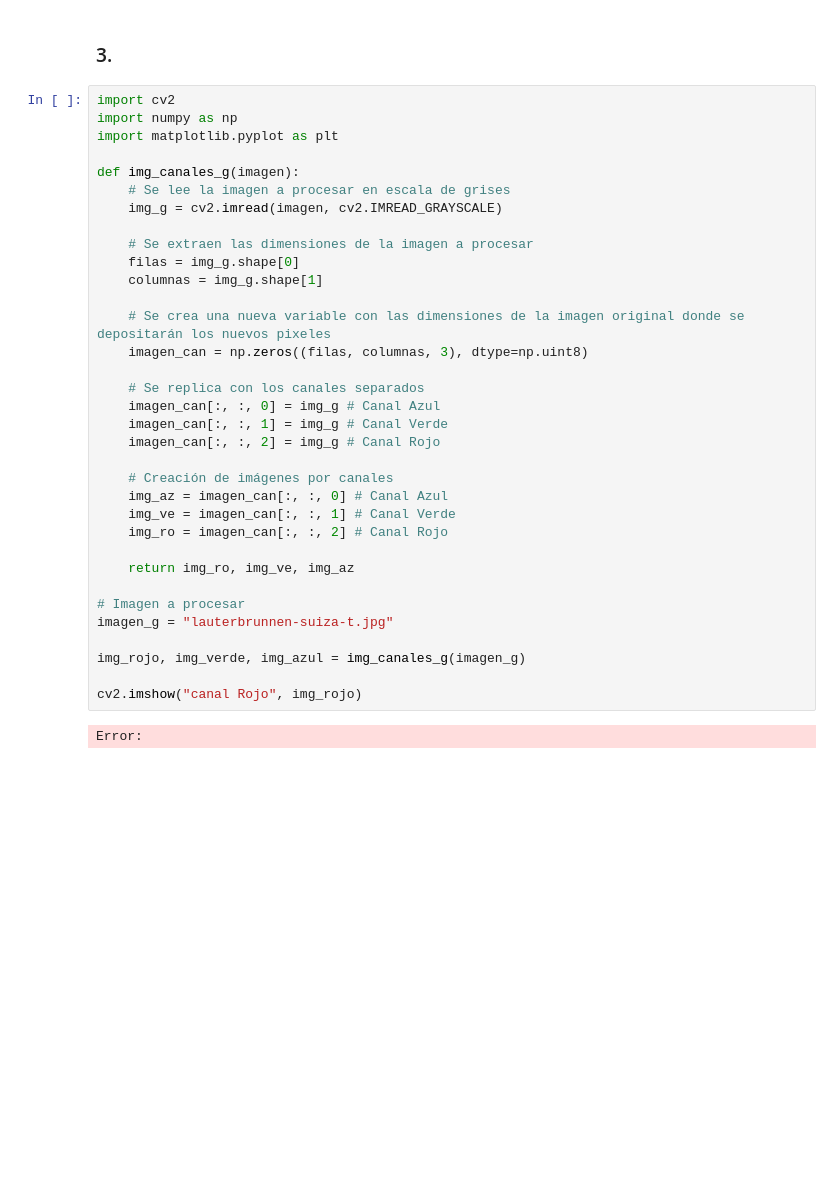
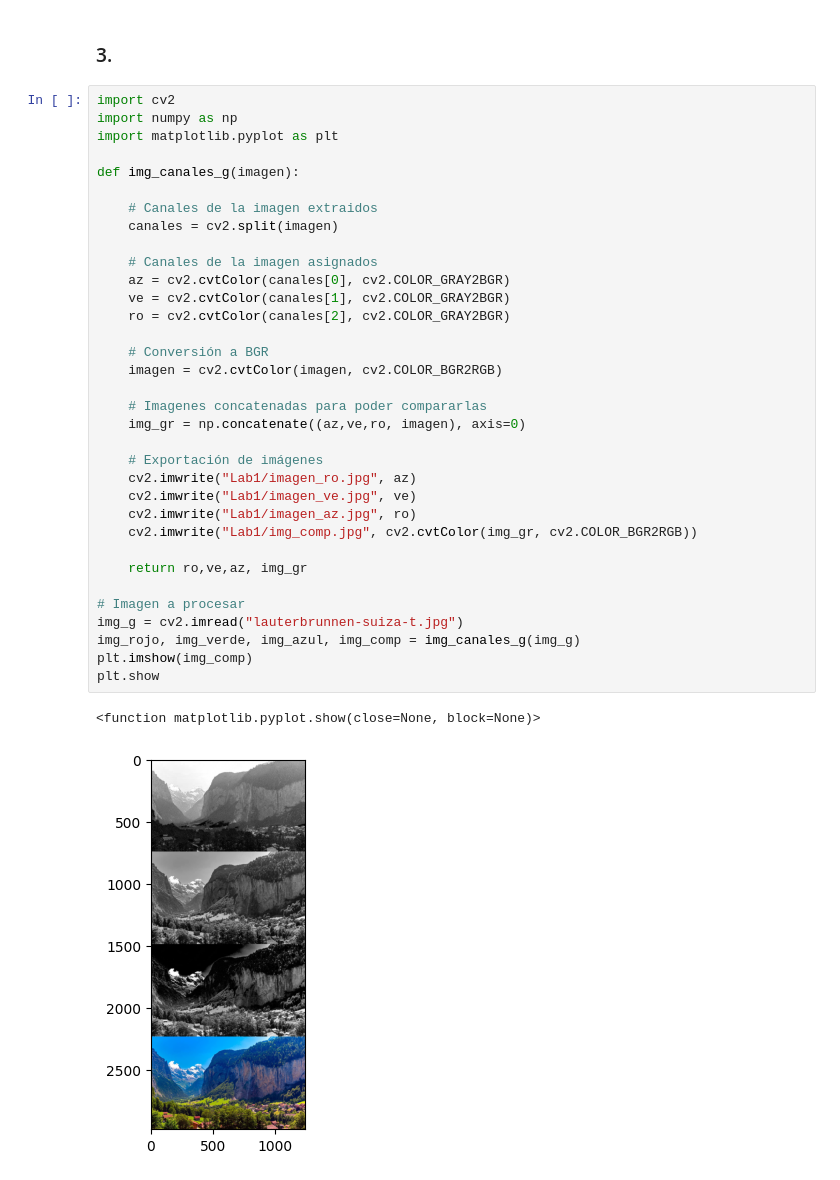
Before and after one commit to lpyo87/Text-Mining---Image-Recognition, a Jupyter notebook: Laboratorio1_LPP.ipynb, the cells around one changed output. Cells and saved outputs as stored; diff of their text form; blank space fills up the shorter version.

```diff
--- a/Laboratorio1_LPP.ipynb
+++ b/Laboratorio1_LPP.ipynb
@@ -97,39 +97,40 @@ False
 [figure]
 # %% [markdown]
 ### 3.
-# %%
-import cv2
-import numpy as np
-import matplotlib.pyplot as plt
-
-def img_canales_g(imagen):
-    # Se lee la imagen a procesar en escala de grises
-    img_g = cv2.imread(imagen, cv2.IMREAD_GRAYSCALE)
-
-    # Se extraen las dimensiones de la imagen a procesar
-    filas = img_g.shape[0]
-    columnas = img_g.shape[1]
-
-    # Se crea una nueva variable con las dimensiones de la imagen original donde se depositarán los nuevos pixeles
-    imagen_can = np.zeros((filas, columnas, 3), dtype=np.uint8)
-
-    # Se replica con los canales separados
-    imagen_can[:, :, 0] = img_g # Canal Azul
-    imagen_can[:, :, 1] = img_g # Canal Verde
-    imagen_can[:, :, 2] = img_g # Canal Rojo
-
-    # Creación de imágenes por canales
-    img_az = imagen_can[:, :, 0] # Canal Azul
-    img_ve = imagen_can[:, :, 1] # Canal Verde
-    img_ro = imagen_can[:, :, 2] # Canal Rojo
-
-    return img_ro, img_ve, img_az
-
-# Imagen a procesar
-imagen_g = "lauterbrunnen-suiza-t.jpg"
-
-img_rojo, img_verde, img_azul = img_canales_g(imagen_g)
-
-cv2.imshow("canal Rojo", img_rojo)
-# %% [output]
-Error:
+# %%
+import cv2
+import numpy as np
+import matplotlib.pyplot as plt
+
+def img_canales_g(imagen):
+
+    # Canales de la imagen extraidos
+    canales = cv2.split(imagen)
+
+    # Canales de la imagen asignados
+    az = cv2.cvtColor(canales[0], cv2.COLOR_GRAY2BGR)
+    ve = cv2.cvtColor(canales[1], cv2.COLOR_GRAY2BGR)
+    ro = cv2.cvtColor(canales[2], cv2.COLOR_GRAY2BGR)
+
+    # Conversión a BGR
+    imagen = cv2.cvtColor(imagen, cv2.COLOR_BGR2RGB)
+
+    # Imagenes concatenadas para poder compararlas
+    img_gr = np.concatenate((az,ve,ro, imagen), axis=0)
+
+    # Exportación de imágenes
+    cv2.imwrite("Lab1/imagen_ro.jpg", az)
+    cv2.imwrite("Lab1/imagen_ve.jpg", ve)
+    cv2.imwrite("Lab1/imagen_az.jpg", ro)
+    cv2.imwrite("Lab1/img_comp.jpg", cv2.cvtColor(img_gr, cv2.COLOR_BGR2RGB))
+
+    return ro,ve,az, img_gr
+
+# Imagen a procesar
+img_g = cv2.imread("lauterbrunnen-suiza-t.jpg")
+img_rojo, img_verde, img_azul, img_comp = img_canales_g(img_g)
+plt.imshow(img_comp)
+plt.show
+# %% [output]
+<function matplotlib.pyplot.show(close=None, block=None)>
+[figure, added]
```
Also changed, not shown: parts of 2 cells of this notebook, 2 other files.
